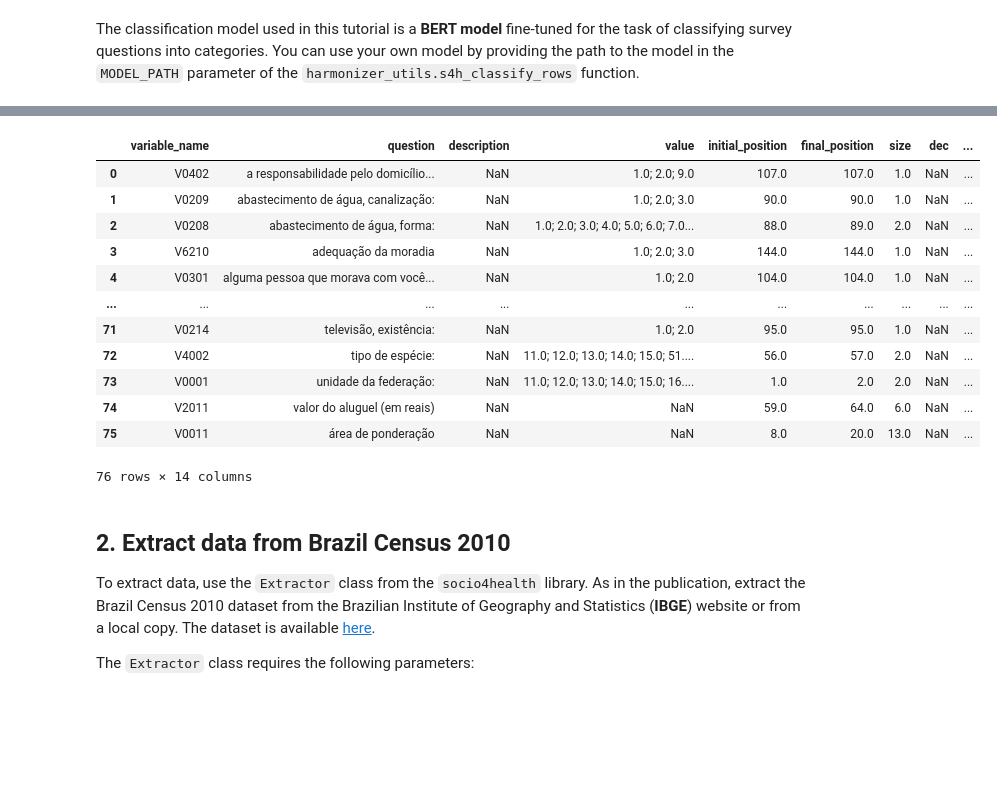
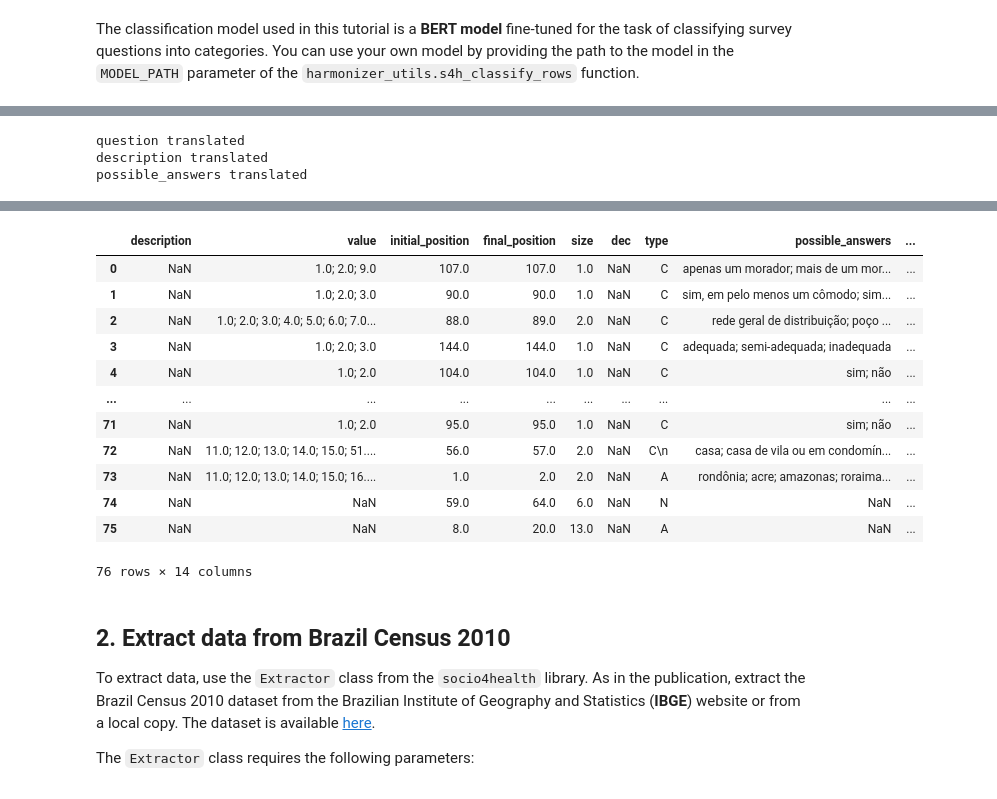
Before and after one commit to harmonize-tools/socio4health, a Jupyter notebook: docs/source/notebooks/example_brazil.ipynb, the cells around one changed output, grey strips where cells are left out. Cells and saved outputs as stored; diff of their text form; code cells hidden in the pictures; blank space fills up the shorter version.

```diff
--- a/docs/source/notebooks/example_brazil.ipynb
+++ b/docs/source/notebooks/example_brazil.ipynb
@@ -72,6 +80,6 @@ dic = harmonizer_utils.s4h_translate_column(dic, "description", language="en")
 dic = harmonizer_utils.s4h_translate_column(dic, "possible_answers", language="en")
 dic = harmonizer_utils.s4h_classify_rows(dic, "question_en", "description_en", "possible_answers_en",
                                         new_column_name="category",
-                                        MODEL_PATH="files/bert_finetuned_classifier")
+                                        MODEL_PATH="dirreno/harmonize_bert_finetuned_classifier")
 dic
 # %% [output]
@@ -81,0 +107,3 @@ Device set to use cpu
+question translated
+description translated
+possible_answers translated
@@ -82,16 +114,16 @@ Device set to use cpu
-|  | variable_name | question | description | value | initial_position | final_position | size | dec | ... |
-| 0 | V0402 | a responsabilidade pelo domicílio... | NaN | 1.0; 2.0; 9.0 | 107.0 | 107.0 | 1.0 | NaN | ... |
-| 1 | V0209 | abastecimento de água, canalização: | NaN | 1.0; 2.0; 3.0 | 90.0 | 90.0 | 1.0 | NaN | ... |
-| 2 | V0208 | abastecimento de água, forma: | NaN | 1.0; 2.0; 3.0; 4.0; 5.0; 6.0; 7.0... | 88.0 | 89.0 | 2.0 | NaN | ... |
-| 3 | V6210 | adequação da moradia | NaN | 1.0; 2.0; 3.0 | 144.0 | 144.0 | 1.0 | NaN | ... |
-| 4 | V0301 | alguma pessoa que morava com você... | NaN | 1.0; 2.0 | 104.0 | 104.0 | 1.0 | NaN | ... |
+|  | description | value | initial_position | final_position | size | dec | type | possible_answers | ... |
+| 0 | NaN | 1.0; 2.0; 9.0 | 107.0 | 107.0 | 1.0 | NaN | C | apenas um morador; mais de um mor... | ... |
+| 1 | NaN | 1.0; 2.0; 3.0 | 90.0 | 90.0 | 1.0 | NaN | C | sim, em pelo menos um cômodo; sim... | ... |
+| 2 | NaN | 1.0; 2.0; 3.0; 4.0; 5.0; 6.0; 7.0... | 88.0 | 89.0 | 2.0 | NaN | C | rede geral de distribuição; poço ... | ... |
+| 3 | NaN | 1.0; 2.0; 3.0 | 144.0 | 144.0 | 1.0 | NaN | C | adequada; semi-adequada; inadequada | ... |
+| 4 | NaN | 1.0; 2.0 | 104.0 | 104.0 | 1.0 | NaN | C | sim; não | ... |
 | ... | ... | ... | ... | ... | ... | ... | ... | ... | ... |
-| 71 | V0214 | televisão, existência: | NaN | 1.0; 2.0 | 95.0 | 95.0 | 1.0 | NaN | ... |
-| 72 | V4002 | tipo de espécie: | NaN | 11.0; 12.0; 13.0; 14.0; 15.0; 51.... | 56.0 | 57.0 | 2.0 | NaN | ... |
-| 73 | V0001 | unidade da federação: | NaN | 11.0; 12.0; 13.0; 14.0; 15.0; 16.... | 1.0 | 2.0 | 2.0 | NaN | ... |
-| 74 | V2011 | valor do aluguel (em reais) | NaN | NaN | 59.0 | 64.0 | 6.0 | NaN | ... |
-| 75 | V0011 | área de ponderação | NaN | NaN | 8.0 | 20.0 | 13.0 | NaN | ... |
+| 71 | NaN | 1.0; 2.0 | 95.0 | 95.0 | 1.0 | NaN | C | sim; não | ... |
+| 72 | NaN | 11.0; 12.0; 13.0; 14.0; 15.0; 51.... | 56.0 | 57.0 | 2.0 | NaN | C\n | casa; casa de vila ou em condomín... | ... |
+| 73 | NaN | 11.0; 12.0; 13.0; 14.0; 15.0; 16.... | 1.0 | 2.0 | 2.0 | NaN | A | rondônia; acre; amazonas; roraima... | ... |
+| 74 | NaN | NaN | 59.0 | 64.0 | 6.0 | NaN | N | NaN | ... |
+| 75 | NaN | NaN | 8.0 | 20.0 | 13.0 | NaN | A | NaN | ... |
-76 rows × 14 columns
+76 rows × 14 columns
 # %% [markdown]
 ## 2. Extract data from Brazil Census 2010
 
```
Also changed, not shown: parts of 9 cells of this notebook, 3 other files.
